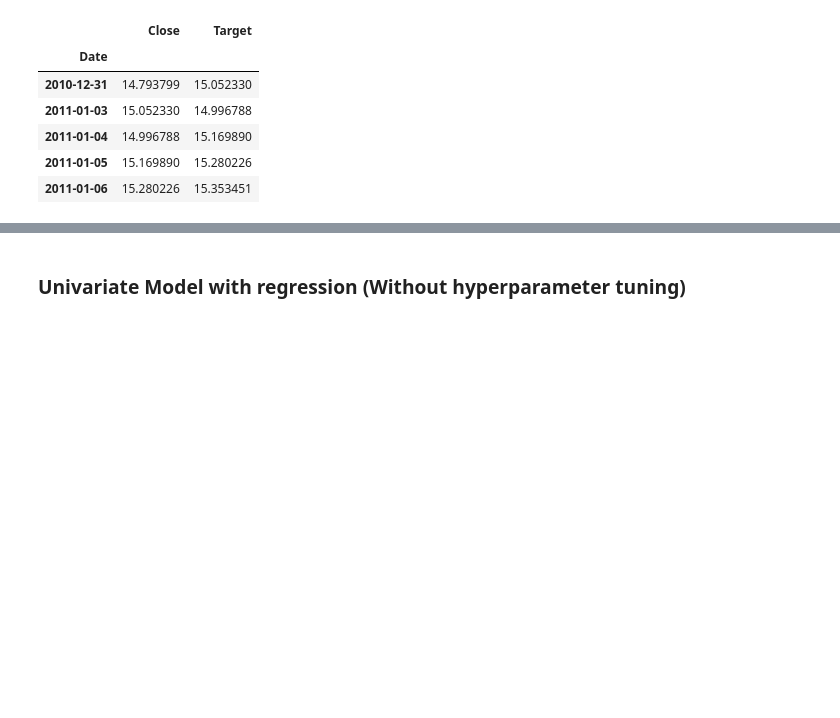
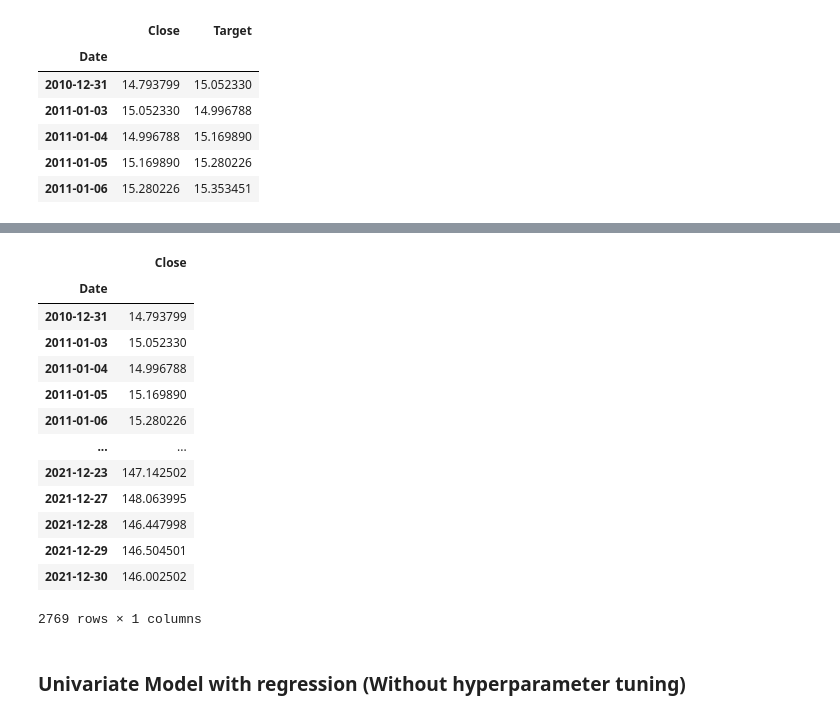
Before and after one commit to yovalishere/Finance, a Jupyter notebook: AIgorithm Trading/Time Series Analysis_ XGBoost.ipynb, the cells around one changed output, grey strips where cells are left out. Saved outputs shown, nothing was run; the diff lists cells and outputs as text; code cells hidden in the pictures; blank space fills up the shorter version.

```diff
--- a/AIgorithm Trading/Time Series Analysis_ XGBoost.ipynb
+++ b/AIgorithm Trading/Time Series Analysis_ XGBoost.ipynb
@@ -43,3 +240,20 @@ df.head()
+# %%
+df.iloc[:,:-1]
+# %% [output]
+|  | Close |
+| Date |  |
+| 2010-12-31 | 14.793799 |
+| 2011-01-03 | 15.052330 |
+| 2011-01-04 | 14.996788 |
+| 2011-01-05 | 15.169890 |
+| 2011-01-06 | 15.280226 |
+| ... | ... |
+| 2021-12-23 | 147.142502 |
+| 2021-12-27 | 148.063995 |
+| 2021-12-28 | 146.447998 |
+| 2021-12-29 | 146.504501 |
+| 2021-12-30 | 146.002502 |
+2769 rows × 1 columns
 # %% [markdown]
 ### Univariate Model with regression (Without hyperparameter tuning)
 # %%
```
Also changed, not shown: parts of 20 cells of this notebook.
